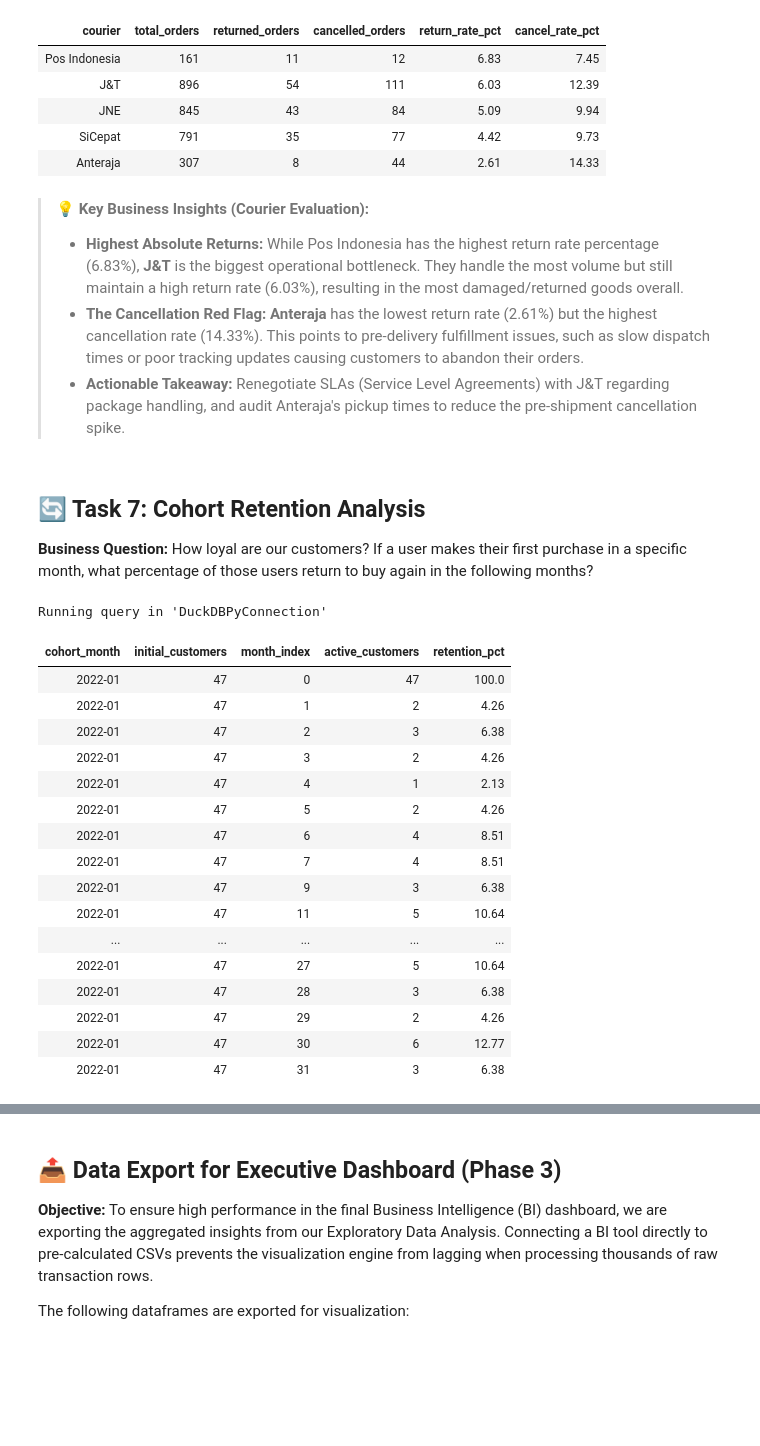
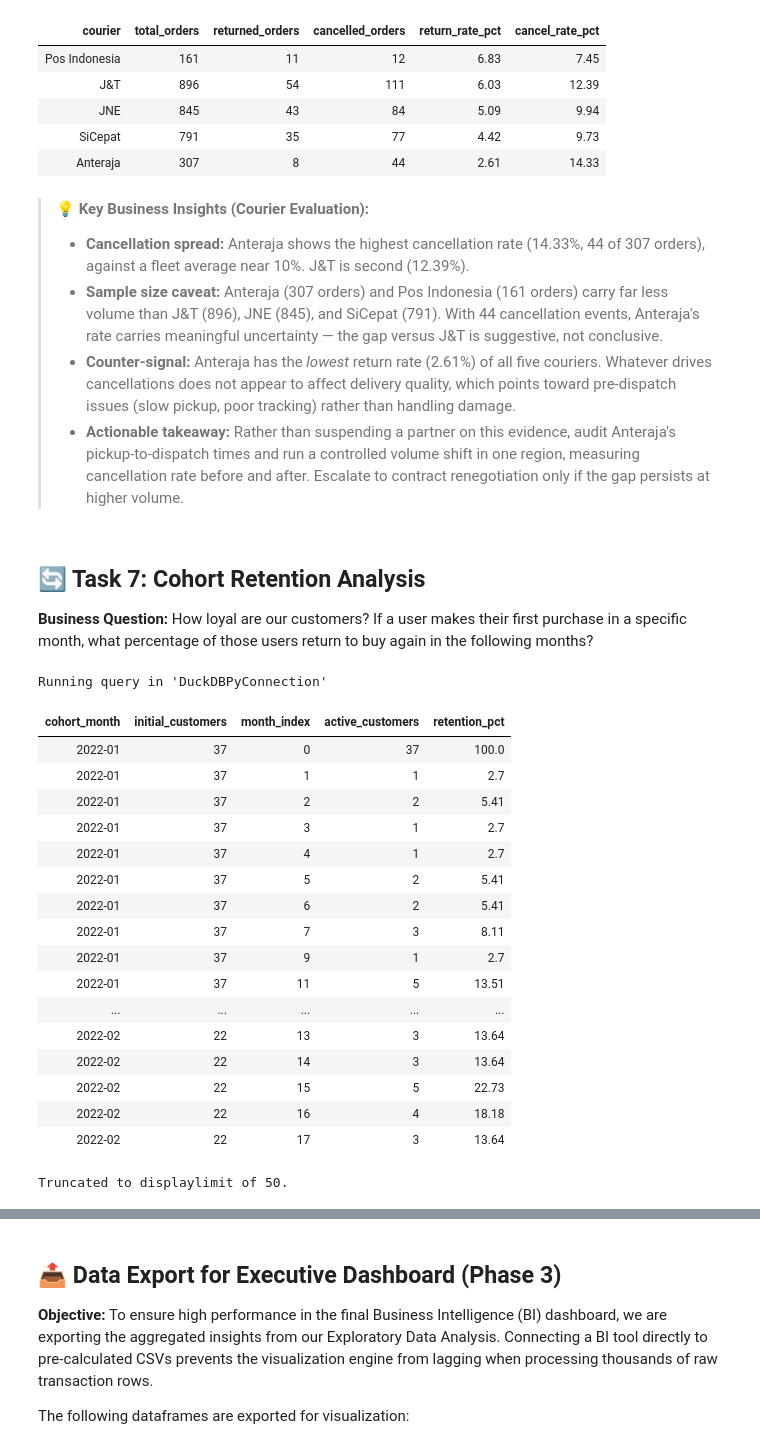
Before and after one commit to renalazy/gayanara-ecommerce, a Jupyter notebook: 02_Exploratory_Data_Analysis_EDA.ipynb, the cells around one changed output, grey strips where cells are left out. Saved outputs shown, nothing was run; the diff lists cells and outputs as text; code cells hidden in the pictures; blank space fills up the shorter version.

```diff
--- a/02_Exploratory_Data_Analysis_EDA.ipynb
+++ b/02_Exploratory_Data_Analysis_EDA.ipynb
@@ -258,75 +347,87 @@ Running query in 'DuckDBPyConnection'
 | Anteraja | 307 | 8 | 44 | 2.61 | 14.33 |
 # %% [markdown]
 > 💡 **Key Business Insights (Courier Evaluation):**
-> * **Highest Absolute Returns:** While Pos Indonesia has the highest return rate percentage (6.83%), **J&T** is the biggest operational bottleneck. They handle the most volume but still maintain a high return rate (6.03%), resulting in the most damaged/returned goods overall.
-> * **The Cancellation Red Flag:** **Anteraja** has the lowest return rate (2.61%) but the highest cancellation rate (14.33%). This points to pre-delivery fulfillment issues, such as slow dispatch times or poor tracking updates causing customers to abandon their orders.
-> * **Actionable Takeaway:** Renegotiate SLAs (Service Level Agreements) with J&T regarding package handling, and audit Anteraja's pickup times to reduce the pre-shipment cancellation spike.
+> * **Cancellation spread:** Anteraja shows the highest cancellation rate (14.33%,
+>   44 of 307 orders), against a fleet average near 10%. J&T is second (12.39%).
+> * **Sample size caveat:** Anteraja (307 orders) and Pos Indonesia (161 orders) carry
+>   far less volume than J&T (896), JNE (845), and SiCepat (791). With 44 cancellation
+>   events, Anteraja's rate carries meaningful uncertainty — the gap versus J&T is
+>   suggestive, not conclusive.
+> * **Counter-signal:** Anteraja has the *lowest* return rate (2.61%) of all five
+>   couriers. Whatever drives cancellations does not appear to affect delivery quality,
+>   which points toward pre-dispatch issues (slow pickup, poor tracking) rather than
+>   handling damage.
+> * **Actionable takeaway:** Rather than suspending a partner on this evidence, audit
+>   Anteraja's pickup-to-dispatch times and run a controlled volume shift in one region,
+>   measuring cancellation rate before and after. Escalate to contract renegotiation
+>   only if the gap persists at higher volume.
 # %% [markdown]
 ## 🔄 Task 7: Cohort Retention Analysis
 **Business Question:** How loyal are our customers? If a user makes their first purchase in a specific month, what percentage of those users return to buy again in the following months?
 # %%
 %%sql
 WITH first_purchases AS (
-    -- Step 1: Find the first month a customer ever made a purchase
+    -- Step 1: First month a customer made a completed purchase.
+    -- Status filter matters: without it, a cancelled order can define
+    -- the cohort month, and cancelled orders count as "retention".
     SELECT
         customer_id,
         DATE_TRUNC('month', MIN(order_date)) AS cohort_month
     FROM orders
+    WHERE order_status NOT IN ('cancelled', 'returned')
     GROUP BY customer_id
 ),
 cohort_data AS (
-    -- Step 2: Join back to orders to find all subsequent purchase months
+    -- Step 2: All subsequent completed purchase months
     SELECT
         f.cohort_month,
         DATE_TRUNC('month', o.order_date) AS activity_month,
         o.customer_id
     FROM orders o
     JOIN first_purchases f ON o.customer_id = f.customer_id
+    WHERE o.order_status NOT IN ('cancelled', 'returned')
 ),
 cohort_sizes AS (
-    -- Step 3: Count how many original customers were in that first cohort
-    SELECT
-        cohort_month,
-        COUNT(DISTINCT customer_id) AS initial_customers
+    -- Step 3: Original size of each cohort
+    SELECT cohort_month, COUNT(DISTINCT customer_id) AS initial_customers
     FROM first_purchases
     GROUP BY cohort_month
 ),
 retention_counts AS (
-    -- Step 4: Calculate the month index (Month 0, Month 1, etc.) and count active users
+    -- Step 4: Month index and active customers per cohort
     SELECT
         c.cohort_month,
         DATE_DIFF('month', c.cohort_month, c.activity_month) AS month_index,
         COUNT(DISTINCT c.customer_id) AS active_customers
     FROM cohort_data c
     GROUP BY c.cohort_month, month_index
 )
--- Step 5: Put it all together and calculate the retention percentage
 SELECT
     STRFTIME(r.cohort_month, '%Y-%m') AS cohort_month,
     s.initial_customers,
     r.month_index,
     r.active_customers,
     ROUND((r.active_customers * 100.0) / s.initial_customers, 2) AS retention_pct
 FROM retention_counts r
 JOIN cohort_sizes s ON r.cohort_month = s.cohort_month
-ORDER BY r.cohort_month ASC, r.month_index ASC
-LIMIT 30;
+ORDER BY r.cohort_month ASC, r.month_index ASC;
 # %% [output]
 Running query in 'DuckDBPyConnection'
 | cohort_month | initial_customers | month_index | active_customers | retention_pct |
-| 2022-01 | 47 | 0 | 47 | 100.0 |
-| 2022-01 | 47 | 1 | 2 | 4.26 |
-| 2022-01 | 47 | 2 | 3 | 6.38 |
-| 2022-01 | 47 | 3 | 2 | 4.26 |
-| 2022-01 | 47 | 4 | 1 | 2.13 |
-| 2022-01 | 47 | 5 | 2 | 4.26 |
-| 2022-01 | 47 | 6 | 4 | 8.51 |
-| 2022-01 | 47 | 7 | 4 | 8.51 |
-| 2022-01 | 47 | 9 | 3 | 6.38 |
-| 2022-01 | 47 | 11 | 5 | 10.64 |
+| 2022-01 | 37 | 0 | 37 | 100.0 |
+| 2022-01 | 37 | 1 | 1 | 2.7 |
+| 2022-01 | 37 | 2 | 2 | 5.41 |
+| 2022-01 | 37 | 3 | 1 | 2.7 |
+| 2022-01 | 37 | 4 | 1 | 2.7 |
+| 2022-01 | 37 | 5 | 2 | 5.41 |
+| 2022-01 | 37 | 6 | 2 | 5.41 |
+| 2022-01 | 37 | 7 | 3 | 8.11 |
+| 2022-01 | 37 | 9 | 1 | 2.7 |
+| 2022-01 | 37 | 11 | 5 | 13.51 |
 | ... | ... | ... | ... | ... |
-| 2022-01 | 47 | 27 | 5 | 10.64 |
-| 2022-01 | 47 | 28 | 3 | 6.38 |
-| 2022-01 | 47 | 29 | 2 | 4.26 |
-| 2022-01 | 47 | 30 | 6 | 12.77 |
-| 2022-01 | 47 | 31 | 3 | 6.38 |
+| 2022-02 | 22 | 13 | 3 | 13.64 |
+| 2022-02 | 22 | 14 | 3 | 13.64 |
+| 2022-02 | 22 | 15 | 5 | 22.73 |
+| 2022-02 | 22 | 16 | 4 | 18.18 |
+| 2022-02 | 22 | 17 | 3 | 13.64 |
+Truncated to displaylimit of 50.
```
Also changed, not shown: parts of 21 cells of this notebook, 14 other files.
